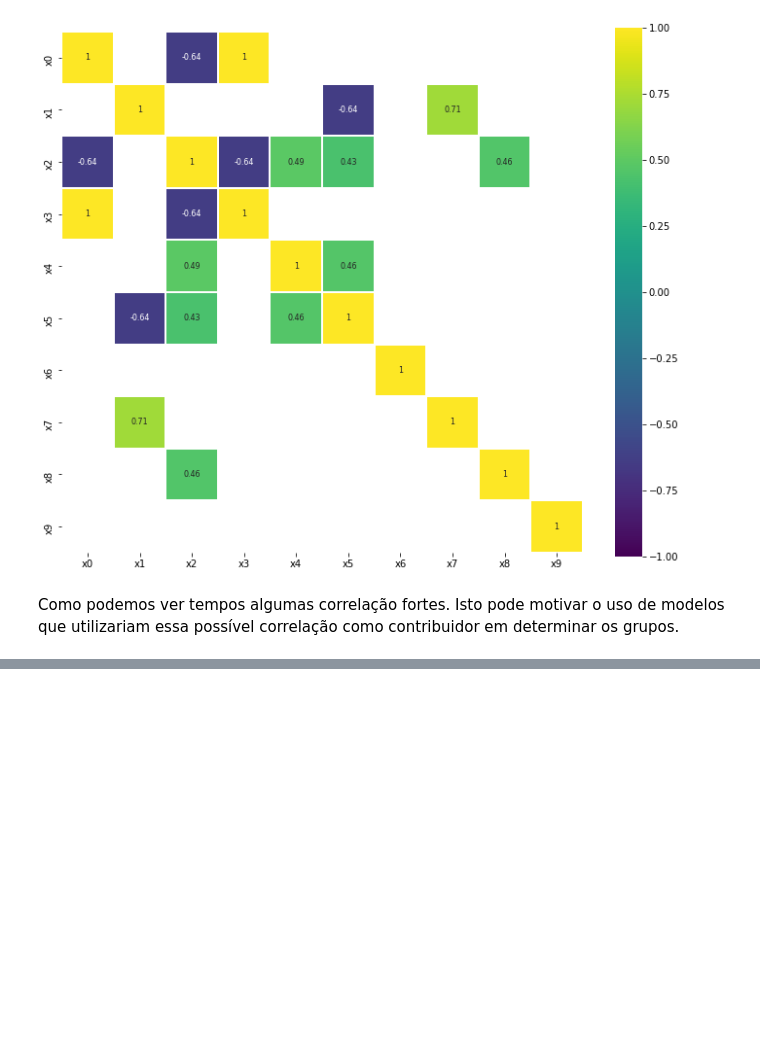
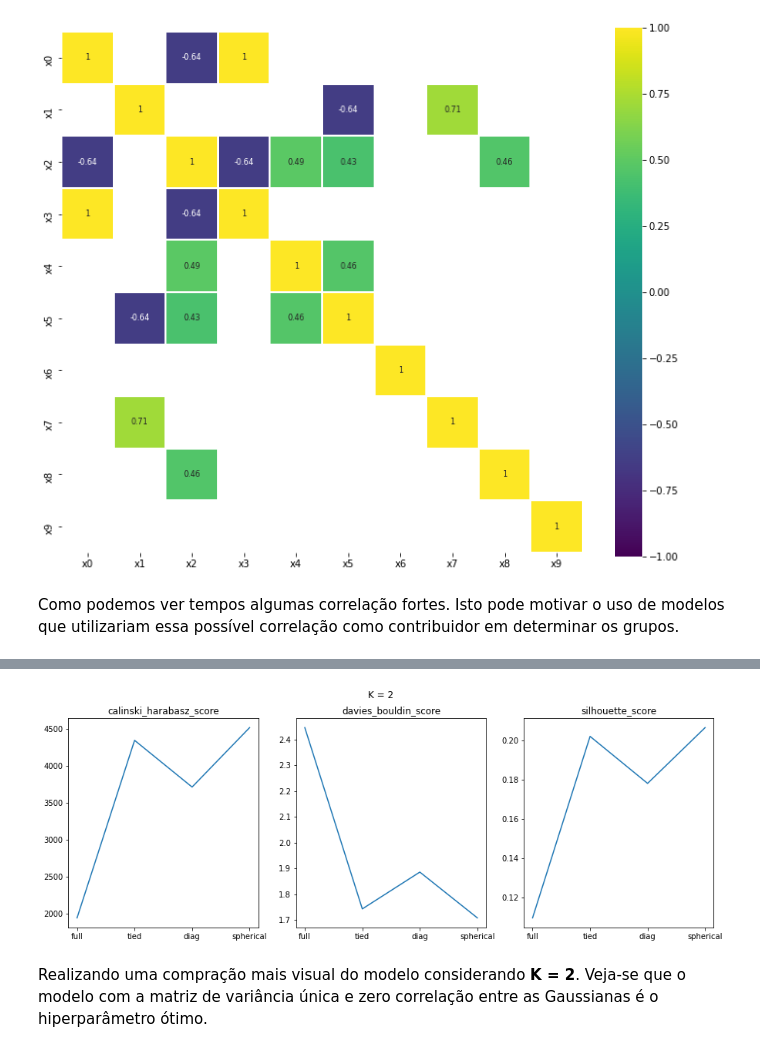
Before and after one commit to Martins6/desafio_oncase, a Jupyter notebook: notebooks/clustering.ipynb, the cells around one changed output, grey strips where cells are left out. Cells and saved outputs as stored; diff of their text form; code cells hidden in the pictures; blank space fills up the shorter version.

```diff
--- a/notebooks/clustering.ipynb
+++ b/notebooks/clustering.ipynb
@@ -92,0 +189,45 @@ A idéia dele é de entender que as observações com _p_ features que temos sã
+# %%
+def calculate_scores(df, model_obj):
+    X = df.copy().values
+
+    score_df = pd.DataFrame()
+    n_features = df.columns.str.startswith('x').shape[0]
+    for cov_type in ['full', 'tied', 'diag', 'spherical']:
+        model_instance = model_obj(n_components=2,
+                                   covariance_type=cov_type)
+
+        clusters = model_instance.fit_predict(X)
+
+        metrics_series = pd.Series({
+            'n_clusters': cov_type,
+            's_s': silhouette_score(X, clusters),
+            'ch_s': calinski_harabasz_score(X, clusters),
+            'db_s': davies_bouldin_score(X, clusters)
+        })
+
+        score_df = score_df.append(metrics_series, ignore_index=True)
+
+    return score_df
+def plot_metrics(score_df, main_title=None):
+    fig, axs = plt.subplots(1,3,
+                        figsize=(15,5))
+
+    fig.suptitle(main_title)
+
+    axs[0].plot(score_df['n_clusters'],
+            score_df['ch_s'])
+    axs[0].set_title('calinski_harabasz_score')
+
+    axs[1].plot(score_df['n_clusters'],
+            score_df['db_s'])
+    axs[1].set_title('davies_bouldin_score')
+
+    axs[2].plot(score_df['n_clusters'],
+            score_df['s_s'])
+    axs[2].set_title('silhouette_score')
+score_df = calculate_scores(df, GaussianMixture)
+plot_metrics(score_df, 'K = 2')
+# %% [output]
+[figure, added]
+# %% [markdown]
+Realizando uma compração mais visual do modelo considerando **K = 2**. Veja-se que o modelo com a matriz de variância única e zero correlação entre as Gaussianas é o hiperparâmetro ótimo.
```
Also changed, not shown: parts of 11 cells of this notebook, 2 other files.
